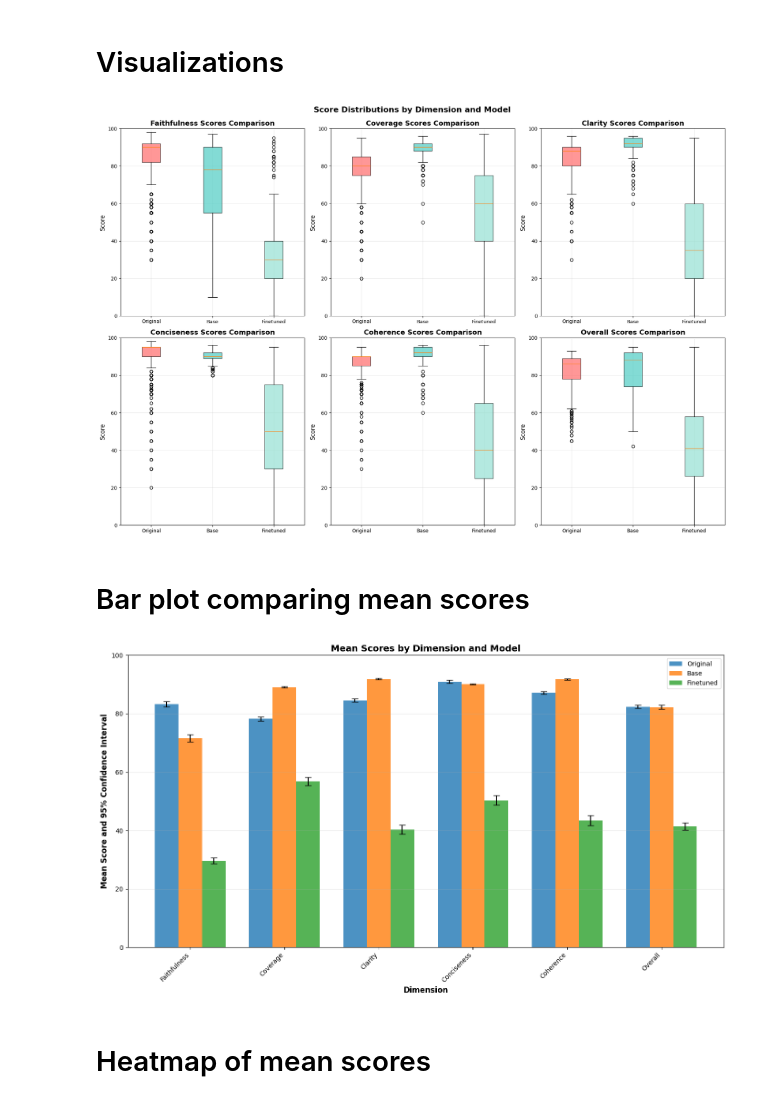
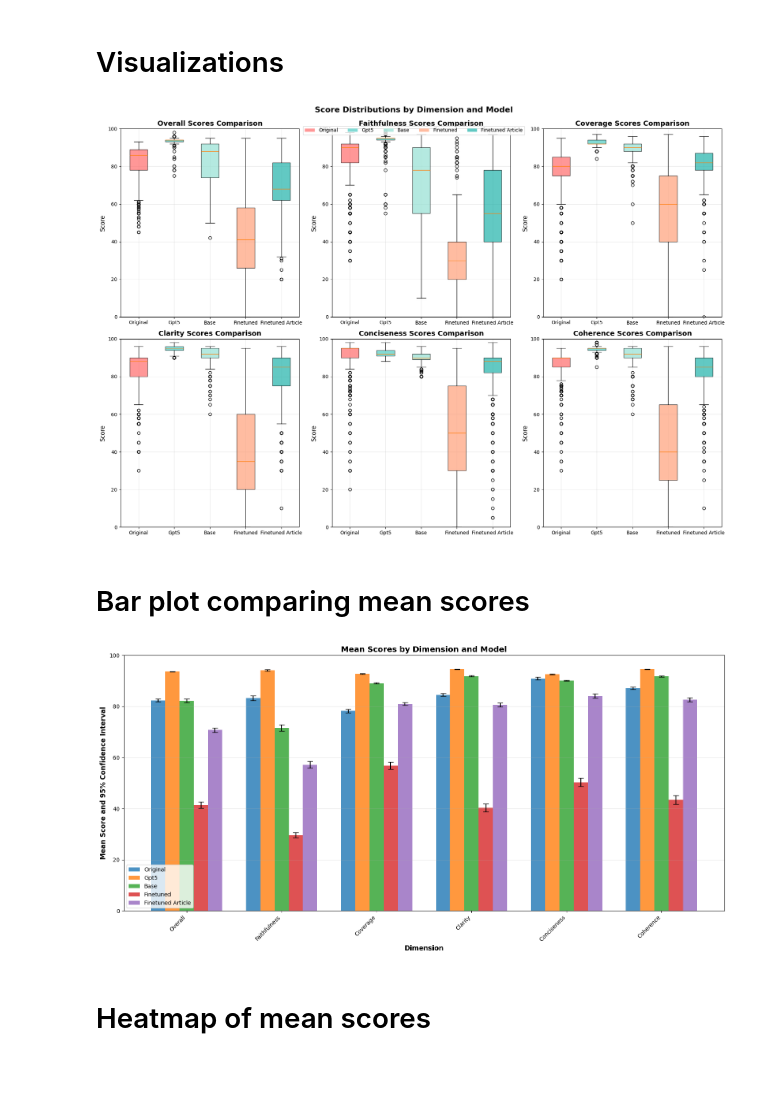
Before and after one commit to ryan-arman/lab, a Jupyter notebook: arxiv_abstract/notebooks/compare_eval.ipynb, the cells around one changed output. Drawn from its saved outputs; the diff is of its cells as text; code cells hidden in the pictures; blank space fills up the shorter version.

Commit message:
update compare to take 5 models

```diff
--- a/arxiv_abstract/notebooks/compare_eval.ipynb
+++ b/arxiv_abstract/notebooks/compare_eval.ipynb
@@ -251,7 +256,7 @@ comparison_df[['original_Overall', 'gpt5_Overall', 'base_Overall', 'finetuned_Ov
 # %% [markdown]
 # Yes/No judgment comparison
 # %%
-dimensions = ['Faithfulness', 'Coverage', 'Clarity', 'Conciseness', 'Coherence', 'Overall']
+dimensions = ['Overall', 'Faithfulness', 'Coverage', 'Clarity', 'Conciseness', 'Coherence']
 models = ['original', 'gpt5', 'base', 'finetuned', 'finetuned_article']
 # %%
 
@@ -387,6 +392,10 @@ Faithfulness finetuned        29.7 [28.6, 30.7] 16.9  0.0 95.0    30.0    971
 # %%
 fig, axes = plt.subplots(2, 3, figsize=(18, 12))
 axes = axes.flatten()
+
+# Define colors for each model
+colors = ['#FF6B6B', '#4ECDC4', '#95E1D3', '#FFA07A', '#20B2AA']
+model_colors = dict(zip(models, colors))
 
 for idx, dim in enumerate(dimensions):
     ax = axes[idx]
@@ -400,27 +409,41 @@ for idx, dim in enumerate(dimensions):
             scores = comparison_df[col].dropna().tolist()
             if scores:
                 data_to_plot.append(scores)
-                labels.append(model.capitalize())
+                # Format label: replace underscores with spaces and capitalize each word
+                label = ' '.join(word.capitalize() for word in model.split('_'))
+                labels.append(label)
 
     if data_to_plot:
         bp = ax.boxplot(data_to_plot, tick_labels=labels, patch_artist=True)
 
         # Color the boxes
-        colors = ['#FF6B6B', '#4ECDC4', '#95E1D3', '#FFA07A', '#20B2AA']
-        for patch, color in zip(bp['boxes'], colors[:len(bp['boxes'])]):
-            patch.set_facecolor(color)
-            patch.set_alpha(0.7)
+        for i, patch in enumerate(bp['boxes']):
+            if i < len(colors):
+                patch.set_facecolor(colors[i])
+                patch.set_alpha(0.7)
 
         ax.set_title(f'{dim} Scores Comparison', fontsize=14, fontweight='bold')
         ax.set_ylabel('Score', fontsize=12)
         ax.grid(True, alpha=0.3)
         ax.set_ylim(0, 100)
 
+# Create legend handles
+from matplotlib.patches import Patch
+legend_handles = []
+for model in models:
+    # Format label: replace underscores with spaces and capitalize each word
+    label = ' '.join(word.capitalize() for word in model.split('_'))
+    legend_handles.append(Patch(facecolor=model_colors[model], alpha=0.7, label=label))
+
+# Add legend to the figure
+fig.legend(handles=legend_handles, loc='upper center', bbox_to_anchor=(0.5, 0.98),
+           ncol=len(models), fontsize=10, frameon=True)
+
 plt.tight_layout()
 plt.suptitle('Score Distributions by Dimension and Model', fontsize=16, fontweight='bold', y=1.02)
 plt.show()
 # %% [output]
-[figure, old version]
+[figure, new version]
 # %% [markdown]
 # Bar plot comparing mean scores
 # %%
@@ -446,35 +469,37 @@ for i, model in enumerate(models):
                 # t-critical value for 95% CI (two-tailed, df = n-1)
                 if n > 1:
                     t_critical = stats.t.ppf(0.975, df=n-1)  # 0.975 for 95% CI (two-tailed)
                     ci_half_width = t_critical * se
                 else:
                     ci_half_width = 0
                 means.append(mean)
                 ci_errors.append(ci_half_width)
             else:
                 means.append(0)
                 ci_errors.append(0)
         else:
             means.append(0)
             ci_errors.append(0)
 
     offset = (i - 2) * width
-    ax.bar(x + offset, means, width, label=model.capitalize(),
+    # Format label: replace underscores with spaces and capitalize each word
+    label = ' '.join(word.capitalize() for word in model.split('_'))
+    ax.bar(x + offset, means, width, label=label,
            yerr=ci_errors, capsize=5, alpha=0.8)
 
 ax.set_xlabel('Dimension', fontsize=12, fontweight='bold')
 ax.set_ylabel('Mean Score and 95% Confidence Interval', fontsize=12, fontweight='bold')
 ax.set_title('Mean Scores by Dimension and Model', fontsize=14, fontweight='bold')
 ax.set_xticks(x)
 ax.set_xticklabels(dimensions, rotation=45, ha='right')
 ax.legend()
 ax.grid(True, alpha=0.3, axis='y')
 ax.set_ylim(0, 100)
 
 plt.tight_layout()
 plt.show()
 # %% [output]
-[figure, old version]
+[figure, new version]
 # %% [markdown]
 # Heatmap of mean scores
 # %%
```
Also changed, not shown: parts of 10 cells of this notebook.
